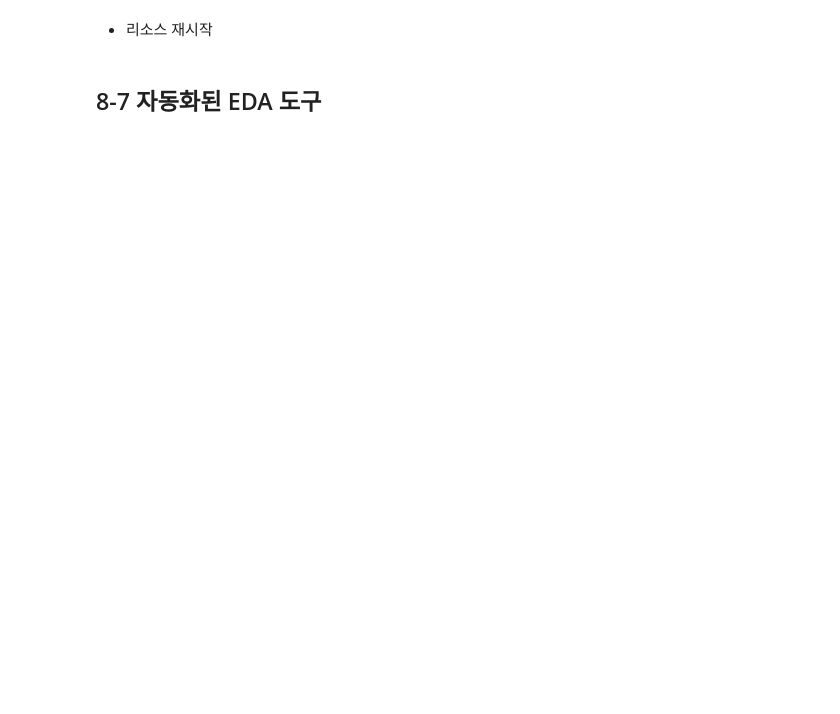
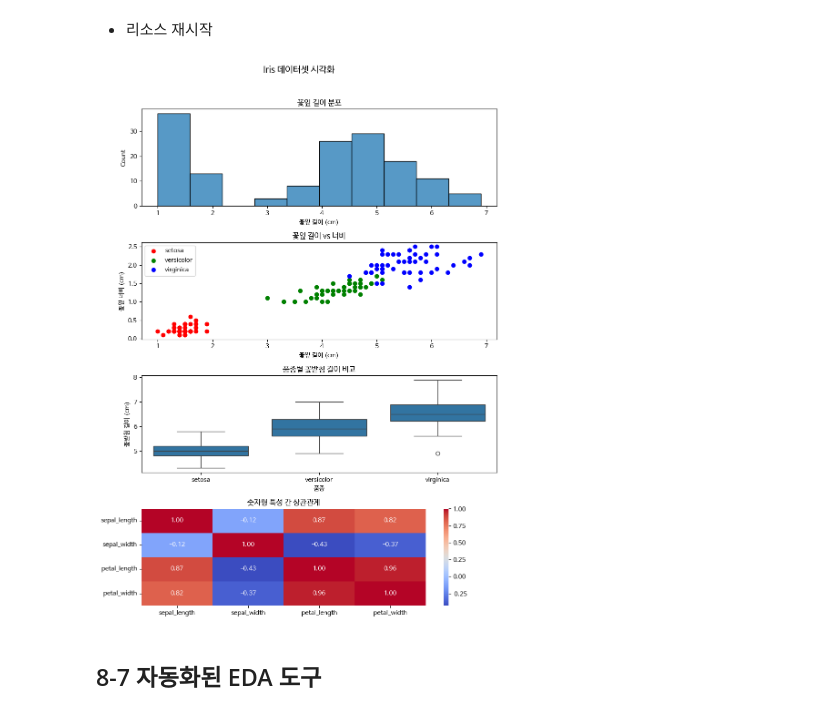
Before and after one commit to jj-it-lab/Data-Analysis-with-Open-Source, a Jupyter notebook: 오픈소스_데이터_분석_8강.ipynb, the cells around one changed output. Saved outputs shown, nothing was run; the diff lists cells and outputs as text; code cells hidden in the pictures; blank space fills up the shorter version.

```diff
--- a/오픈소스_데이터_분석_8강.ipynb
+++ b/오픈소스_데이터_분석_8강.ipynb
@@ -256,34 +256,36 @@ colors = {'setosa':'red', 'versicolor':'green', 'virginica':'blue'}
 
 for species in species_list:
     species_data = df[df['species'] == species]
     # matplotlib를 이용하여 길이, 넓이를 산점도로 표시
     plt.scatter(
         species_data['petal_length'],species_data['petal_width'],
         c = colors[species], label = species
     )
 plt.title('꽃잎 길이 vs 너비')
 plt.xlabel('꽃잎 길이 (cm)')
 plt.ylabel('꽃잎 너비 (cm)')
 plt.legend()
 
 ## 세 번째 서브플롯: 품종별 꽃받침 길이 (박스플롯)
 plt.subplot(4, 1, 3)
 # seaborn을 이용하여 품종 별 꽃받침 길이를 박스플롯으로 표시
-sns.boxplot(x='species',y='sepal_lenth', data = df.palatte=colors)
+sns.boxplot(x='species',y='sepal_length', data = df)
 plt.title('품종별 꽃받침 길이 비교')
 plt.xlabel('품종')
 plt.ylabel('꽃받침 길이 (cm)')
 
 ## 네 번째 서브플롯: 숫자형 특성 간 상관관계 (히트맵)
 plt.subplot(4, 1, 4)
 numeric_df = df.select_dtypes(include='number')
 corr = numeric_df.corr()
 sns.heatmap(corr, annot=True, cmap='coolwarm', fmt=".2f")
 plt.title('숫자형 특성 간 상관관계')
 
 ## 레이아웃 조정 및 그래프 표시
 plt.tight_layout()
 plt.show()
+# %% [output]
+[figure, added]
 # %% [markdown]
 ## 8-7 자동화된 EDA 도구
 # %%
```
Also changed, not shown: parts of 1 cell of this notebook.
